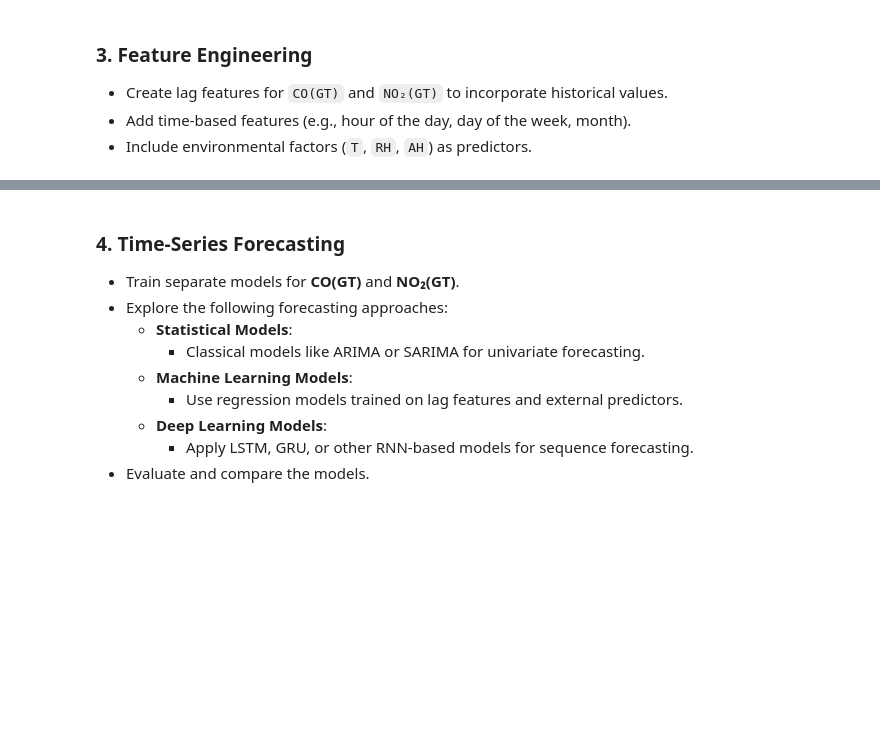
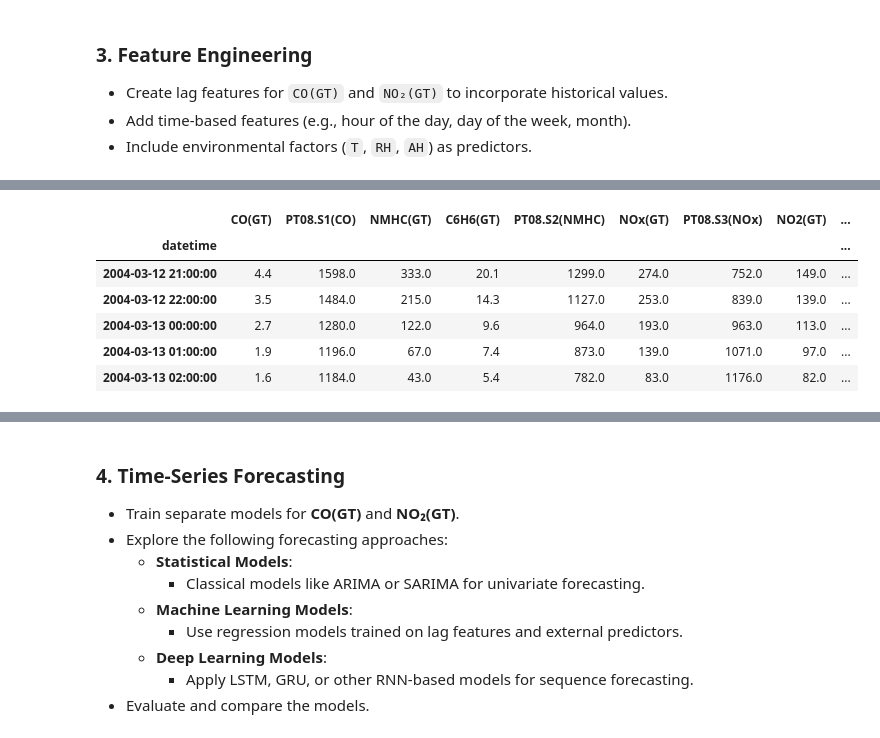
Before and after one commit to avimallik/co_and_no2_time_series_forecasting, a Jupyter notebook: co_and_no2_time_series_forecasting.ipynb, the cells around one changed output, grey strips where cells are left out. Saved outputs shown, nothing was run; the diff lists cells and outputs as text; code cells hidden in the pictures; blank space fills up the shorter version.

```diff
--- a/co_and_no2_time_series_forecasting.ipynb
+++ b/co_and_no2_time_series_forecasting.ipynb
@@ -398,0 +419,27 @@ NO2(GT) ACF Plot
+# %%
+# function of lag features
+def lag_feature(lag_name, col_name, lag_shift):
+    df_dt[lag_name] = df_dt[col_name].shift(lag_shift)
+# %%
+# add lag features in CO
+lag_feature('CO_lag_1', 'CO(GT)', 1)
+lag_feature('CO_lag_2', 'CO(GT)', 2)
+lag_feature('CO_lag_3', 'CO(GT)', 3)
+lag_feature('CO_lag_24', 'CO(GT)', 24)
+
+# add lag features in NO2
+lag_feature('NO2_lag_1', 'NO2(GT)', 1)
+lag_feature('NO2_lag_2', 'NO2(GT)', 2)
+lag_feature('NO2_lag_3', 'NO2(GT)', 3)
+lag_feature('NO2_lag_24', 'NO2(GT)', 24)
+
+df_dt = df_dt.dropna()
+df_dt.head()
+# %% [output]
+|  | CO(GT) | PT08.S1(CO) | NMHC(GT) | C6H6(GT) | PT08.S2(NMHC) | NOx(GT) | PT08.S3(NOx) | NO2(GT) | ... |
+| datetime |  |  |  |  |  |  |  |  | ... |
+| 2004-03-12 21:00:00 | 4.4 | 1598.0 | 333.0 | 20.1 | 1299.0 | 274.0 | 752.0 | 149.0 | ... |
+| 2004-03-12 22:00:00 | 3.5 | 1484.0 | 215.0 | 14.3 | 1127.0 | 253.0 | 839.0 | 139.0 | ... |
+| 2004-03-13 00:00:00 | 2.7 | 1280.0 | 122.0 | 9.6 | 964.0 | 193.0 | 963.0 | 113.0 | ... |
+| 2004-03-13 01:00:00 | 1.9 | 1196.0 | 67.0 | 7.4 | 873.0 | 139.0 | 1071.0 | 97.0 | ... |
+| 2004-03-13 02:00:00 | 1.6 | 1184.0 | 43.0 | 5.4 | 782.0 | 83.0 | 1176.0 | 82.0 | ... |
```
Also changed, not shown: parts of 13 cells of this notebook, 3 other files.
